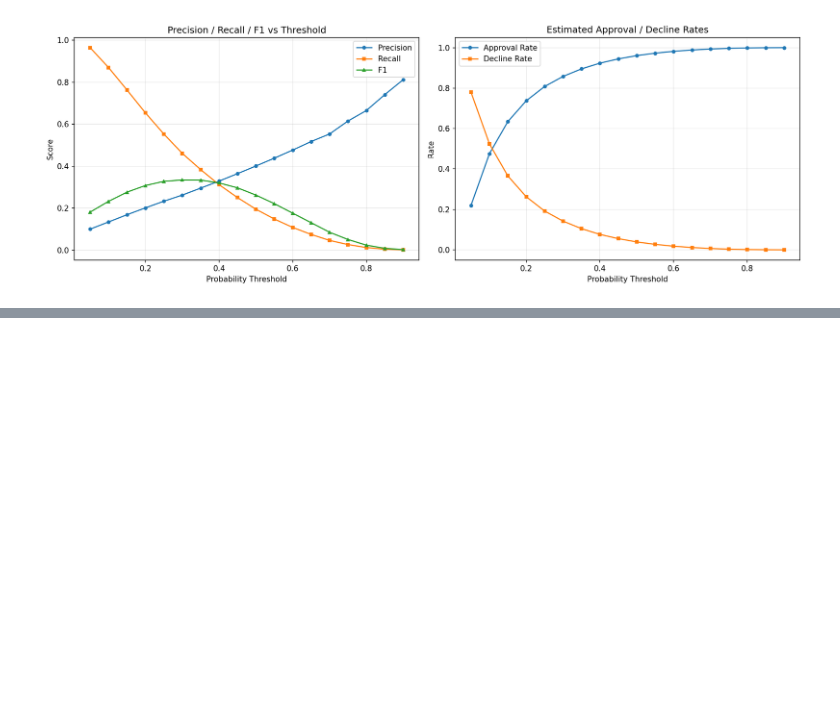
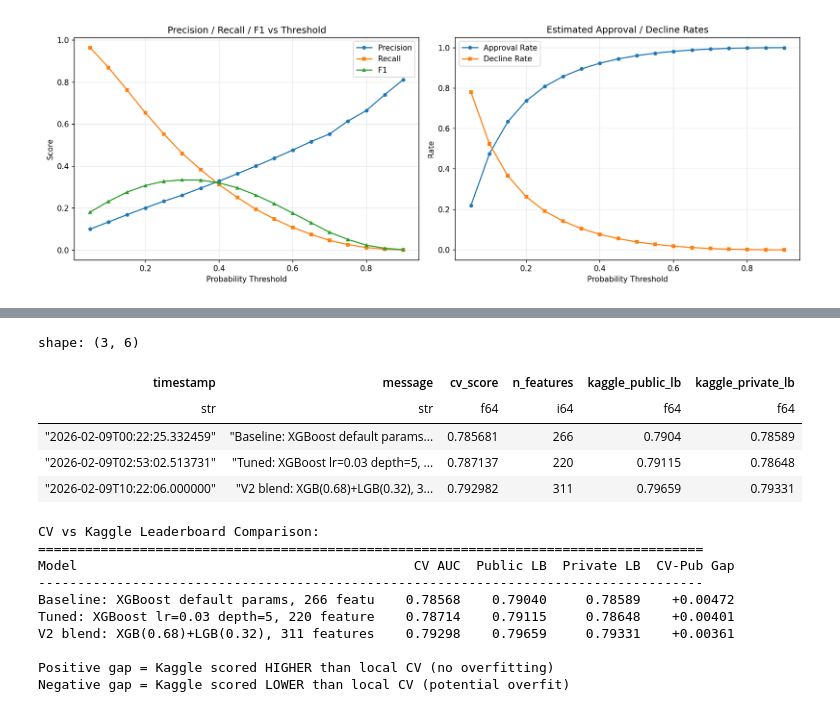
Before and after one commit to thwhitfield/kaggle_home_credit_default_risk, a Jupyter notebook: walkthrough.ipynb, the cells around one changed output, grey strips where cells are left out. Drawn from its saved outputs; the diff is of its cells as text; code cells hidden in the pictures; blank space fills up the shorter version.

```diff
--- a/walkthrough.ipynb
+++ b/walkthrough.ipynb
@@ -893,27 +927,42 @@ The key validation question: **does our local CV score match what Kaggle reports
 
 We fetch the actual Kaggle scores programmatically using `kaggle competitions submissions --csv` and sync them into our submission log. Let's compare:
 # %%
-# Sync latest scores from Kaggle (fetches via kaggle CLI)
-from home_credit.modeling.submit import sync_kaggle_scores
-
-updated_log = sync_kaggle_scores()
-display(updated_log)
+# Load the submission log with Kaggle scores
+sub_log = pl.read_csv(OUTPUT_DIR / "submission_log.csv")
+display(sub_log)
 
 # Compute the gap between CV and Kaggle scores
 print("\nCV vs Kaggle Leaderboard Comparison:")
 print("=" * 85)
 print(f"{'Model':<45} {'CV AUC':>8} {'Public LB':>10} {'Private LB':>11} {'CV-Pub Gap':>11}")
 print("-" * 85)
-for row in updated_log.iter_rows(named=True):
+for row in sub_log.iter_rows(named=True):
     cv = float(row["cv_score"])
     pub = float(row["kaggle_public_lb"])
     priv = float(row["kaggle_private_lb"])
     gap = pub - cv
     name = row["message"][:43]
     print(f"{name:<45} {cv:>8.5f} {pub:>10.5f} {priv:>11.5f} {gap:>+11.5f}")
 
 print("\nPositive gap = Kaggle scored HIGHER than local CV (no overfitting)")
 print("Negative gap = Kaggle scored LOWER than local CV (potential overfit)")
+# %% [output]
+shape: (3, 6)
+| timestamp | message | cv_score | n_features | kaggle_public_lb | kaggle_private_lb |
+| str | str | f64 | i64 | f64 | f64 |
+| "2026-02-09T00:22:25.332459" | "Baseline: XGBoost default params... | 0.785681 | 266 | 0.7904 | 0.78589 |
+| "2026-02-09T02:53:02.513731" | "Tuned: XGBoost lr=0.03 depth=5, ... | 0.787137 | 220 | 0.79115 | 0.78648 |
+| "2026-02-09T10:22:06.000000" | "V2 blend: XGB(0.68)+LGB(0.32), 3... | 0.792982 | 311 | 0.79659 | 0.79331 |
+CV vs Kaggle Leaderboard Comparison:
+=====================================================================================
+Model                                           CV AUC  Public LB  Private LB  CV-Pub Gap
+-------------------------------------------------------------------------------------
+Baseline: XGBoost default params, 266 featu    0.78568    0.79040     0.78589    +0.00472
+Tuned: XGBoost lr=0.03 depth=5, 220 feature    0.78714    0.79115     0.78648    +0.00401
+V2 blend: XGB(0.68)+LGB(0.32), 311 features    0.79298    0.79659     0.79331    +0.00361
+
+Positive gap = Kaggle scored HIGHER than local CV (no overfitting)
+Negative gap = Kaggle scored LOWER than local CV (potential overfit)
 # %% [markdown]
 ---
 ## 7. Summary & Key Takeaways
```
Also changed, not shown: parts of 18 cells of this notebook.
